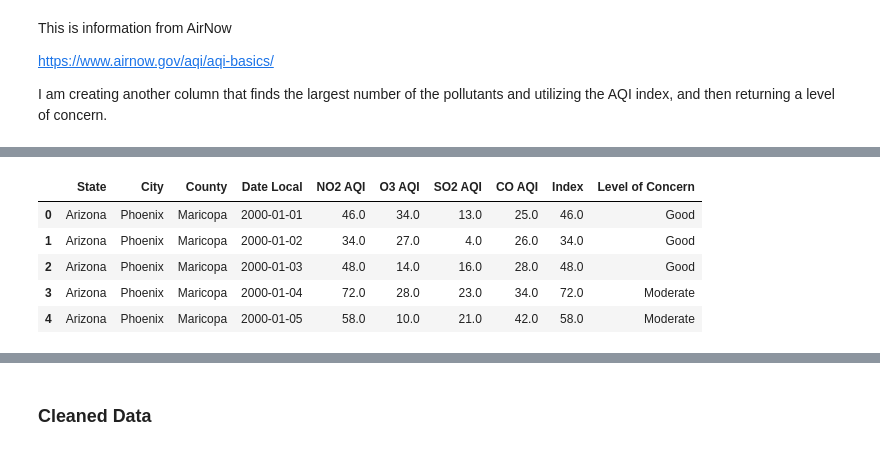
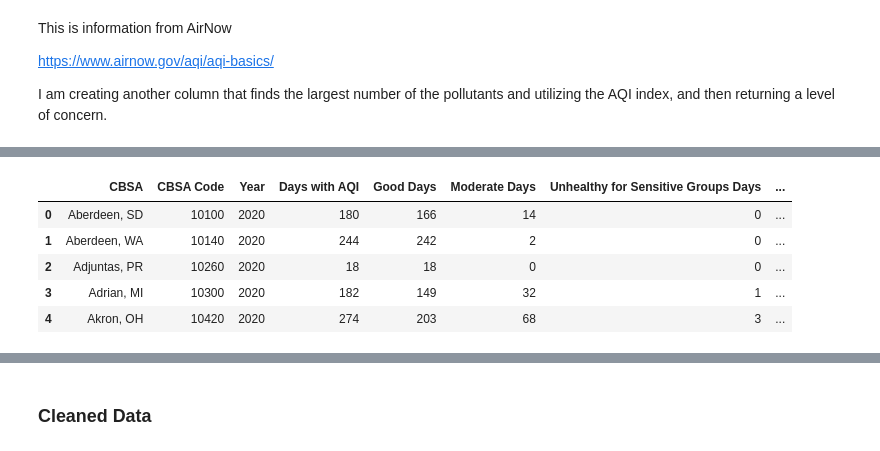
Before and after one commit to CityScape-Datasets/Workspace_Datasets, a Jupyter notebook: Datasets/Pollution/pollution.ipynb, the cells around one changed output, grey strips where cells are left out. Saved outputs shown, nothing was run; the diff lists cells and outputs as text; code cells hidden in the pictures.

```diff
--- a/Datasets/Pollution/pollution.ipynb
+++ b/Datasets/Pollution/pollution.ipynb
@@ -20,3 +14,7 @@ pollution_df = pd.read_csv("/content/pollution_us_2000_2016.csv")
+# %%
+path = os.getcwd()
+pollution_filepath = os.path.join(path, 'annual_aqi_by_cbsa_2020.csv' )
+pollution_df = pd.read_csv(pollution_filepath)
 # %% [markdown]
 ### Explore Data
 # %%
@@ -127,3 +107,0 @@ dtype: int64
-# %%
-pollution_df = pollution_df.drop(['Unnamed: 0','State Code','County Code','Site Num','Address','NO2 Units','O3 Units','SO2 Units','CO Units'],axis=1)
-pollution_df.head()
@@ -205,28 +118,28 @@ pollution['Index'] = pollution[['NO2 AQI','O3 AQI','SO2 AQI','CO AQI']].values.m
 # %%
 def aqi(row):
 # Separating values into levels of concerns
-  if 0 <= row['Index'] <= 50:
+  if 0 <= row['Median AQI'] <= 50:
     val = 'Good'
-  elif 51 <= row['Index'] <= 100:
+  elif 51 <= row['Median AQI'] <= 100:
     val = 'Moderate'
-  elif 101 <= row['Index'] <= 150:
+  elif 101 <= row['Median AQI'] <= 150:
     val = 'Unhealthy for Some'
-  elif 151 <= row['Index'] <= 200:
+  elif 151 <= row['Median AQI'] <= 200:
     val = 'Unhealthy'
-  elif 201 <= row['Index'] <= 300:
+  elif 201 <= row['Median AQI'] <= 300:
     val = 'Very Unhealthy'
   else:
     val = 'Hazardous'
 
   return val
 # %%
-pollution['Level of Concern'] = pollution.apply(aqi, axis=1)
+pollution_df['Level of Concern'] = pollution_df.apply(aqi, axis=1)
 # %%
-pollution.head()
+pollution_df.head()
 # %% [output]
-|  | State | City | County | Date Local | NO2 AQI | O3 AQI | SO2 AQI | CO AQI | Index | Level of Concern |
-| 0 | Arizona | Phoenix | Maricopa | 2000-01-01 | 46.0 | 34.0 | 13.0 | 25.0 | 46.0 | Good |
-| 1 | Arizona | Phoenix | Maricopa | 2000-01-02 | 34.0 | 27.0 | 4.0 | 26.0 | 34.0 | Good |
-| 2 | Arizona | Phoenix | Maricopa | 2000-01-03 | 48.0 | 14.0 | 16.0 | 28.0 | 48.0 | Good |
-| 3 | Arizona | Phoenix | Maricopa | 2000-01-04 | 72.0 | 28.0 | 23.0 | 34.0 | 72.0 | Moderate |
-| 4 | Arizona | Phoenix | Maricopa | 2000-01-05 | 58.0 | 10.0 | 21.0 | 42.0 | 58.0 | Moderate |
+|  | CBSA | CBSA Code | Year | Days with AQI | Good Days | Moderate Days | Unhealthy for Sensitive Groups Days | ... |
+| 0 | Aberdeen, SD | 10100 | 2020 | 180 | 166 | 14 | 0 | ... |
+| 1 | Aberdeen, WA | 10140 | 2020 | 244 | 242 | 2 | 0 | ... |
+| 2 | Adjuntas, PR | 10260 | 2020 | 18 | 18 | 0 | 0 | ... |
+| 3 | Adrian, MI | 10300 | 2020 | 182 | 149 | 32 | 1 | ... |
+| 4 | Akron, OH | 10420 | 2020 | 274 | 203 | 68 | 3 | ... |
```
Also changed, not shown: parts of 42 cells of this notebook, 20 other files.
